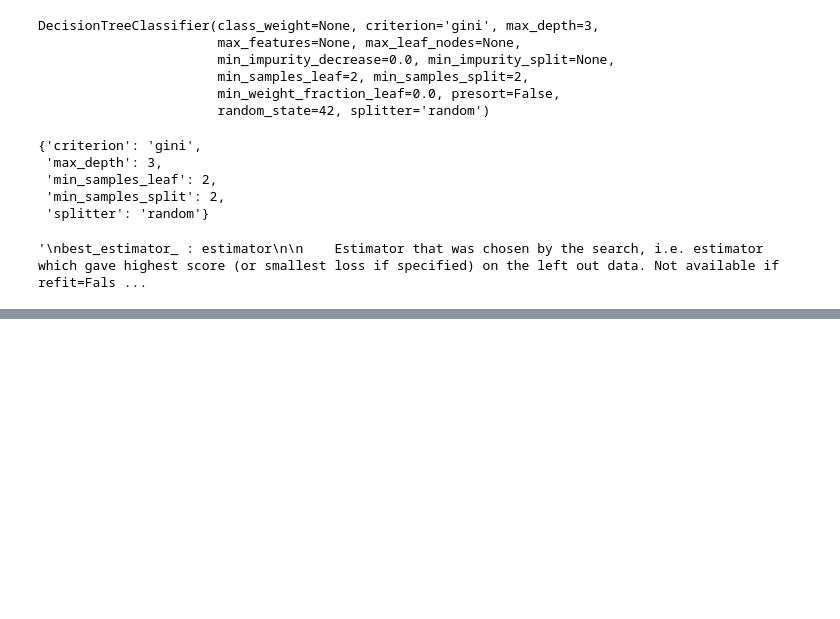
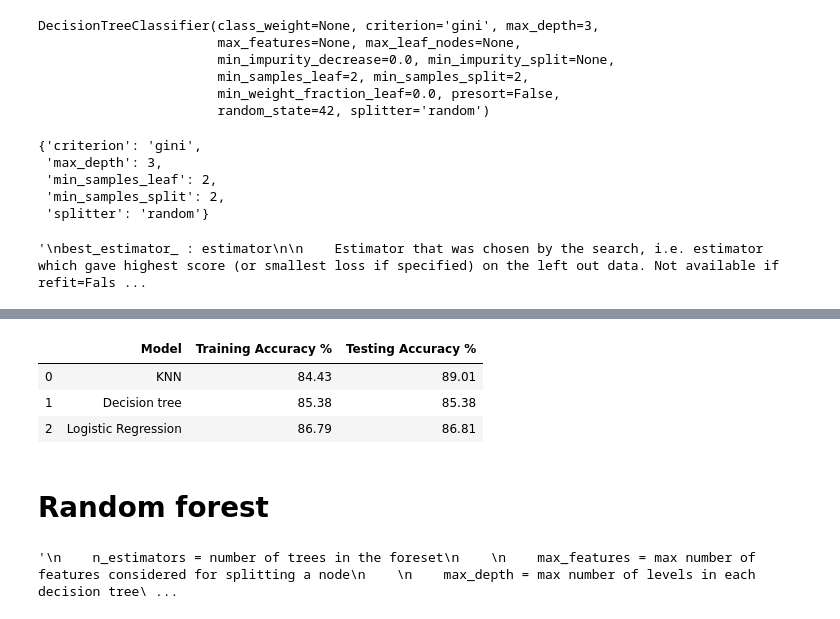
Before and after one commit to northcampus-university-of-kashmir/Heart-Disease-Detection-System, a Jupyter notebook: All in one.ipynb, the cells around one changed output, grey strips where cells are left out. Saved outputs shown, nothing was run; the diff lists cells and outputs as text; code cells hidden in the pictures; blank space fills up the shorter version.

```diff
--- a/All in one.ipynb
+++ b/All in one.ipynb
@@ -325,0 +345,7 @@ print_score(tree, X_train, y_train, X_test, y_test, train=False)
+# %%
+test_score1 = accuracy_score(y_test, tree.predict(X_test)) * 100
+train_score1 = accuracy_score(y_train, tree.predict(X_train)) * 100
+
+results_df1 = pd.DataFrame(data=[["Decision tree", train_score1, test_score1]],
+                          columns=['Model', 'Training Accuracy %', 'Testing Accuracy %',])
+results_df1
@@ -325,0 +406,7 @@ print_score(tree, X_train, y_train, X_test, y_test, train=False)
+# %%
+test_score2 = accuracy_score(y_test, log_reg.predict(X_test)) * 100
+train_score2 = accuracy_score(y_train, log_reg.predict(X_train)) * 100
+
+results_df = pd.DataFrame(data=[["Decision tree",train_score1,train_score2],["Logistic Regression", train_score2, test_score2]],
+                          columns=['Model', 'Training Accuracy %', 'Testing Accuracy %'])
+results_df
@@ -325,0 +456,51 @@ print_score(tree, X_train, y_train, X_test, y_test, train=False)
+# %%
+test_score3 = accuracy_score(y_test, knn_classifier.predict(X_test)) * 100
+train_score3 = accuracy_score(y_train, knn_classifier.predict(X_train)) * 100
+
+results_df = pd.DataFrame(data=[["KNN",train_score3,test_score3],["Decision tree",train_score1,train_score1],["Logistic Regression", train_score2, test_score2]],
+                          columns=['Model', 'Training Accuracy %', 'Testing Accuracy %'])
+results_df
+# %% [output]
+|  | Model | Training Accuracy % | Testing Accuracy % |
+| 0 | KNN | 84.43 | 89.01 |
+| 1 | Decision tree | 85.38 | 85.38 |
+| 2 | Logistic Regression | 86.79 | 86.81 |
+# %% [markdown]
+# Random forest
+# %%
+from sklearn.ensemble import RandomForestClassifier
+
+"""
+n_estimators = [int(x) for x in np.linspace(start=200, stop=2000, num=10)]
+max_features = ['auto', 'sqrt']
+max_depth = [int(x) for x in np.linspace(10, 110, num=11)]
+max_depth.append(None)
+min_samples_split = [2, 5, 10]
+min_samples_leaf = [1, 2, 4]
+bootstrap = [True, False]
+
+random_grid = {'n_estimators': n_estimators, 'max_features': max_features,
+               'max_depth': max_depth, 'min_samples_split': min_samples_split,
+               'min_samples_leaf': min_samples_leaf, 'bootstrap': bootstrap}
+
+rand_forest = RandomForestClassifier()
+
+grid_search_cv2 = GridSearchCV(rand_forest, random_grid, scoring="accuracy", verbose=3, n_jobs=-1, cv=3,iid=True)
+
+"""
+"""
+    n_estimators = number of trees in the foreset
+
+    max_features = max number of features considered for splitting a node
+
+    max_depth = max number of levels in each decision tree
+
+    min_samples_split = min number of data points placed in a node before the node is split
+
+    min_samples_leaf = min number of data points allowed in a leaf node
+
+    bootstrap = method for sampling data points (with or without replacement)
+
+"""
+# %% [output]
+'\n    n_estimators = number of trees in the foreset\n    \n    max_features = max number of features considered for splitting a node\n    \n    max_depth = max number of levels in each decision tree\ ...
```
Also changed, not shown: parts of 21 cells of this notebook.
